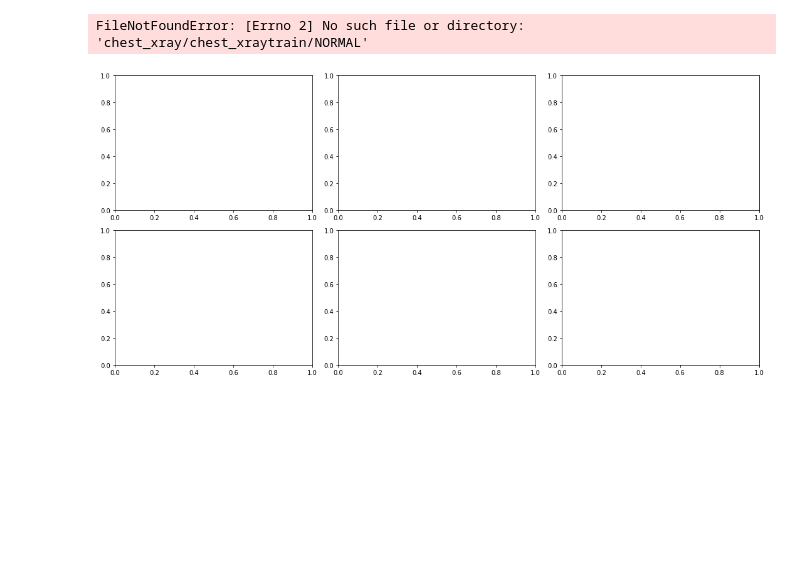
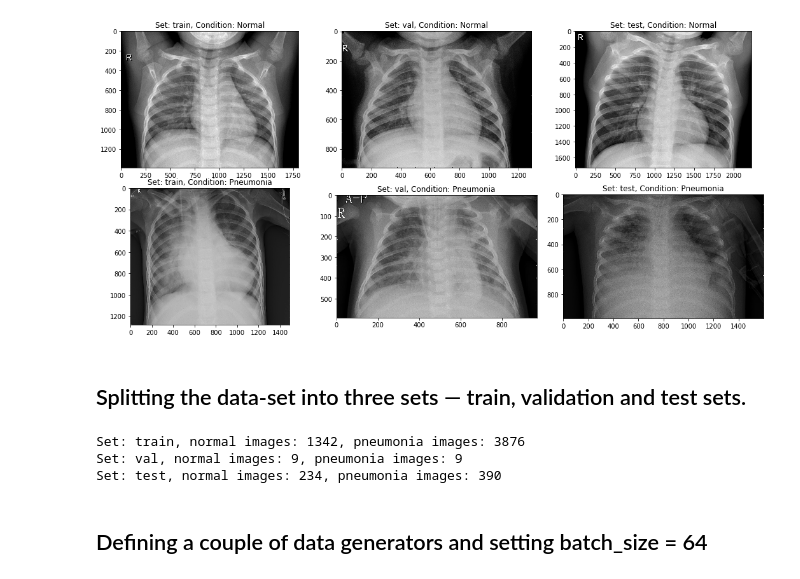
Before and after one commit to Shuaibu78/pneumonia-detection, a Jupyter notebook: pneumonia.ipynb, the cells around one changed output. Drawn from its saved outputs; the diff is of its cells as text; code cells hidden in the pictures; blank space fills up the shorter version.

Commit message:
splitting datasets into three

```diff
--- a/pneumonia.ipynb
+++ b/pneumonia.ipynb
@@ -6,18 +6,30 @@ import random
 import matplotlib.pyplot as plt
 %matplotlib inline
 # %%
-data = 'chest_xray/chest_xray'
+data = 'chest_xray/chest_xray/'
 
 fig, ax = plt.subplots(2, 3, figsize=(15, 7))
 ax = ax.ravel()
 plt.tight_layout()
 
 for i, _set in enumerate(['train', 'val', 'test']):
     set_path = data + _set
     ax[i].imshow(plt.imread(set_path+'/NORMAL/'+os.listdir(set_path+'/NORMAL')[0]), cmap='gray')
     ax[i].set_title('Set: {}, Condition: Normal'.format(_set))
     ax[i+3].imshow(plt.imread(set_path+'/PNEUMONIA/'+os.listdir(set_path+'/PNEUMONIA')[0]), cmap='gray')
     ax[i+3].set_title('Set: {}, Condition: Pneumonia'.format(_set))
 # %% [output]
-FileNotFoundError: [Errno 2] No such file or directory: 'chest_xray/chest_xraytrain/NORMAL'
-[figure, old version]
+[figure, new version]
+# %% [markdown]
+## Splitting the data-set into three sets — train, validation and test sets.
+# %%
+for _set in ['train', 'val', 'test']:
+    n_normal = len(os.listdir(data + _set + '/NORMAL'))
+    n_infect = len(os.listdir(data + _set + '/PNEUMONIA'))
+    print('Set: {}, normal images: {}, pneumonia images: {}'.format(_set, n_normal, n_infect))
+# %% [output]
+Set: train, normal images: 1342, pneumonia images: 3876
+Set: val, normal images: 9, pneumonia images: 9
+Set: test, normal images: 234, pneumonia images: 390
+# %% [markdown]
+## Defining a couple of data generators and setting batch_size = 64
```
Also changed, not shown: parts of 1 cell of this notebook.
